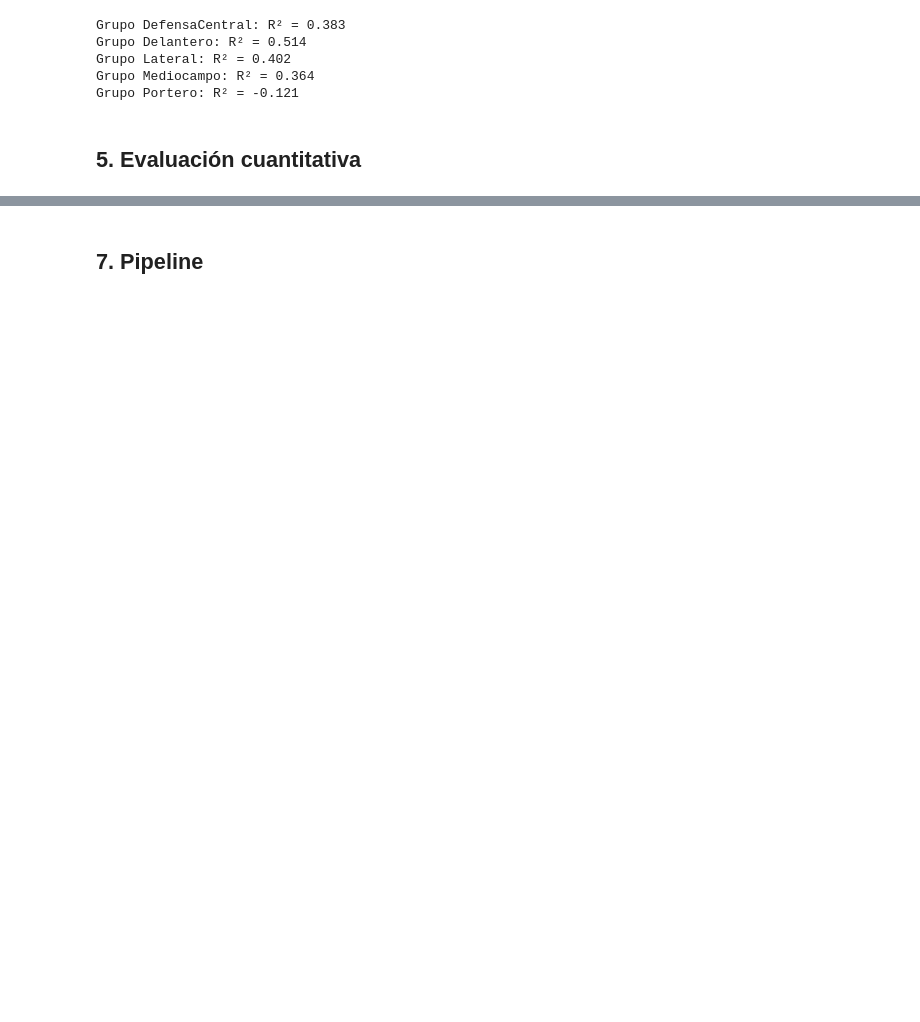
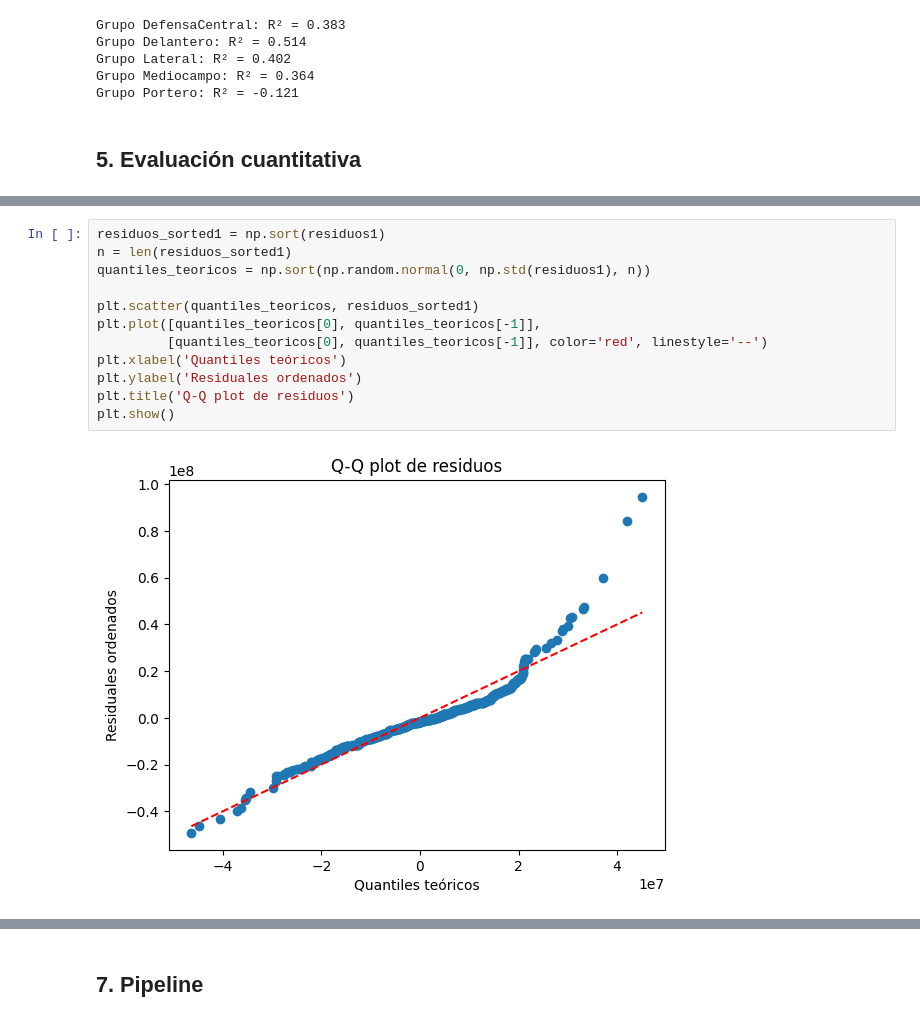
Before and after one commit to BI-organization/lab1, a Jupyter notebook: Lab1.ipynb, the cells around one changed output, grey strips where cells are left out. Drawn from its saved outputs; the diff is of its cells as text; blank space fills up the shorter version.

```diff
--- a/Lab1.ipynb
+++ b/Lab1.ipynb
@@ -1156,0 +1199,14 @@ Grupo Portero: R² = -0.121
+# %%
+residuos_sorted1 = np.sort(residuos1)
+n = len(residuos_sorted1)
+quantiles_teoricos = np.sort(np.random.normal(0, np.std(residuos1), n))
+
+plt.scatter(quantiles_teoricos, residuos_sorted1)
+plt.plot([quantiles_teoricos[0], quantiles_teoricos[-1]],
+         [quantiles_teoricos[0], quantiles_teoricos[-1]], color='red', linestyle='--')
+plt.xlabel('Quantiles teóricos')
+plt.ylabel('Residuales ordenados')
+plt.title('Q-Q plot de residuos')
+plt.show()
+# %% [output]
+[figure, added]
```
Also changed, not shown: parts of 18 cells of this notebook.
